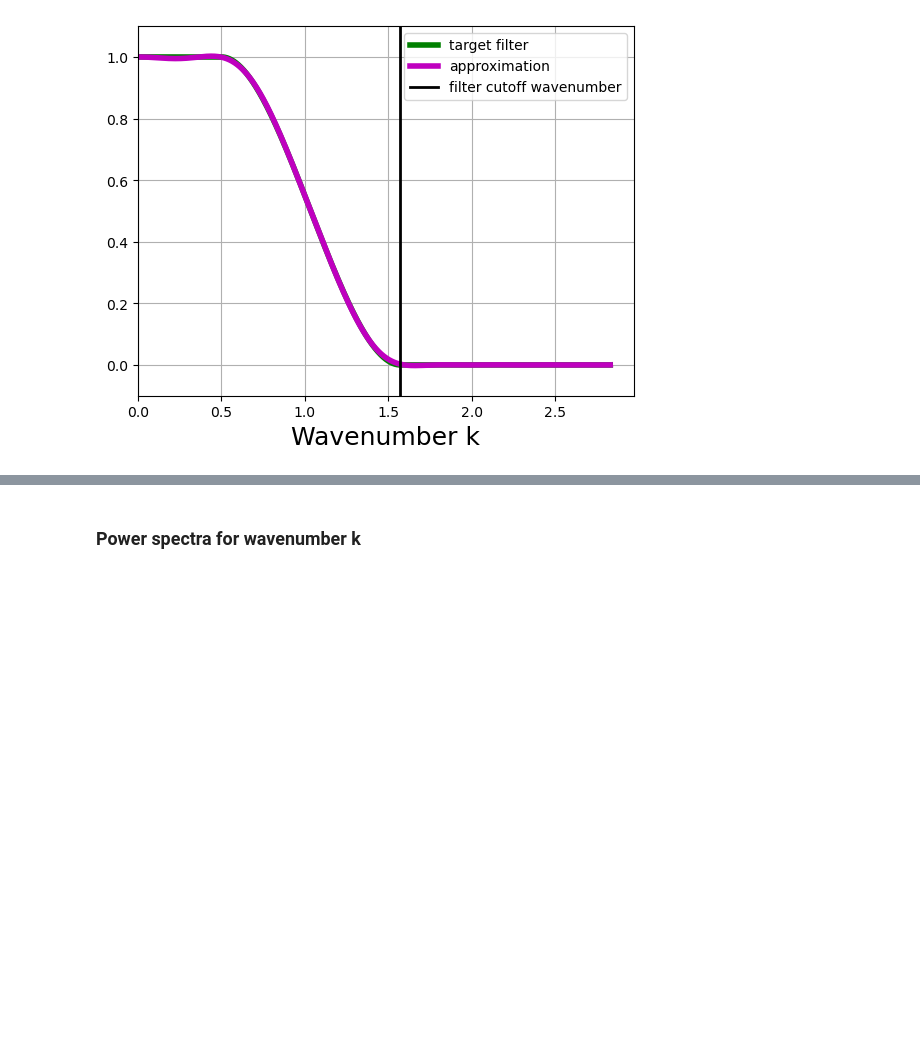
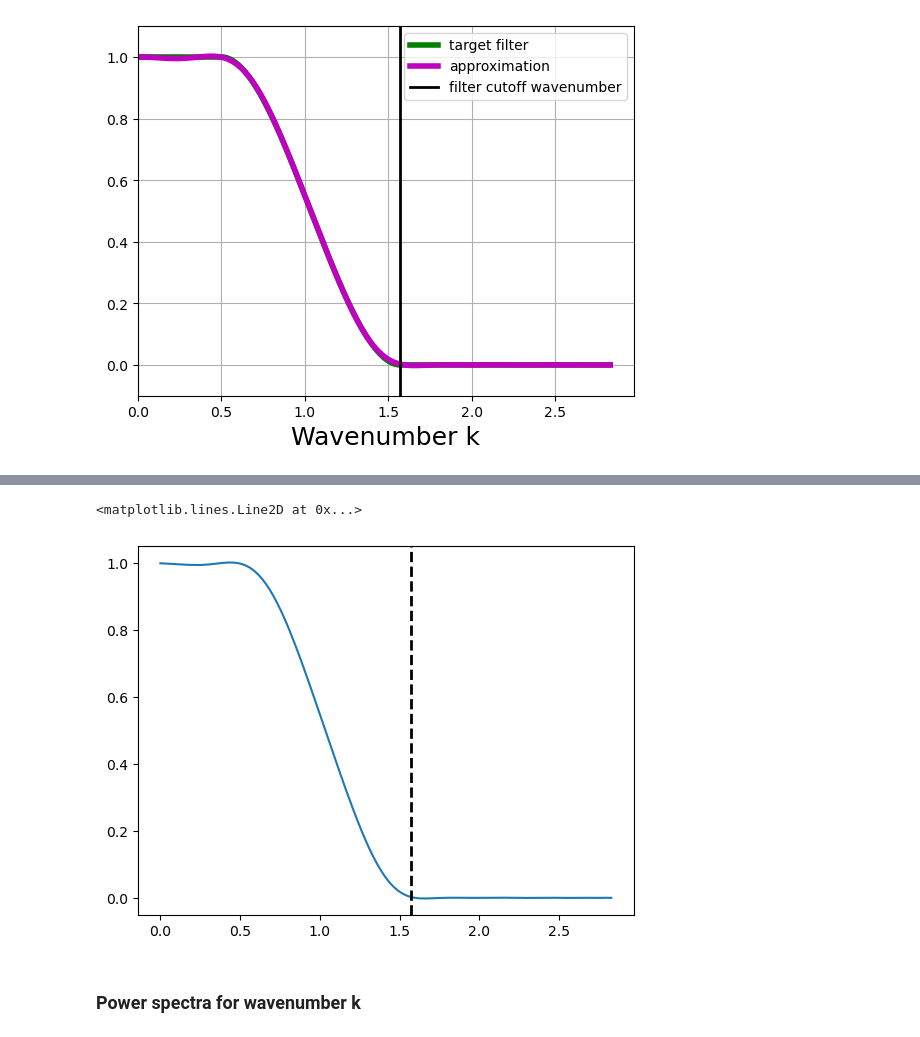
Before and after one commit to ocean-transport/cm26_diagnostics, a Jupyter notebook: gcmFilterCutoffExploration.ipynb, the cells around one changed output, grey strips where cells are left out. Cells and saved outputs as stored; diff of their text form; code cells hidden in the pictures; blank space fills up the shorter version.

```diff
--- a/gcmFilterCutoffExploration.ipynb
+++ b/gcmFilterCutoffExploration.ipynb
@@ -122,3 +169,9 @@ We can try to convert from frequency to wavenumber as such: $f = \frac{k}{2\pi}$
+# %%
+plt.plot(k, approx_vals)
+plt.axvline(x=cutoff_k, color='k', linestyle='--', linewidth=2, label='cutoff')
+# %% [output]
+<matplotlib.lines.Line2D at 0x...>
+[figure, added]
 # %% [markdown]
 ### Power spectra for wavenumber k
 # %%
```
Also changed, not shown: parts of 8 cells of this notebook, 1 other file.
